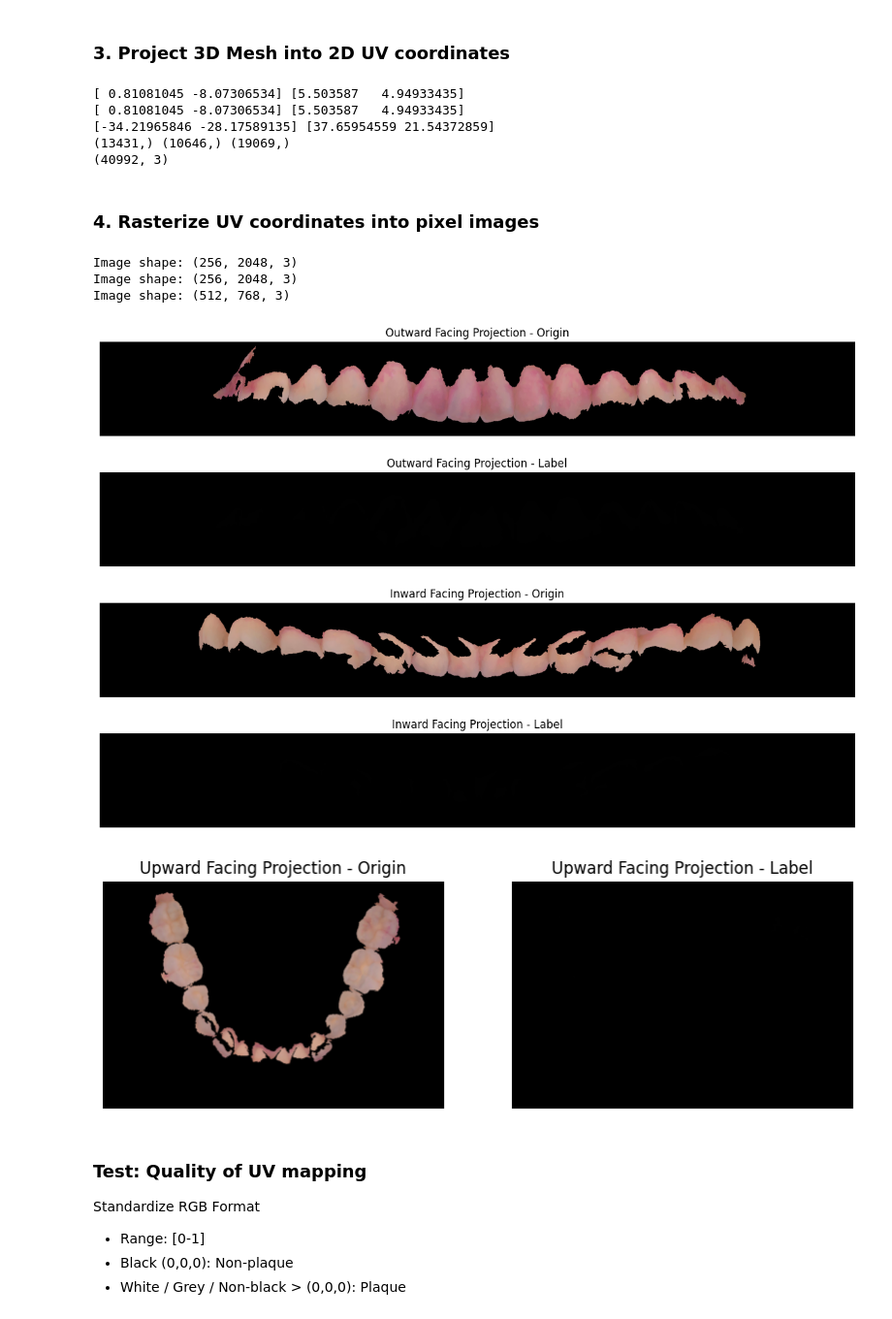
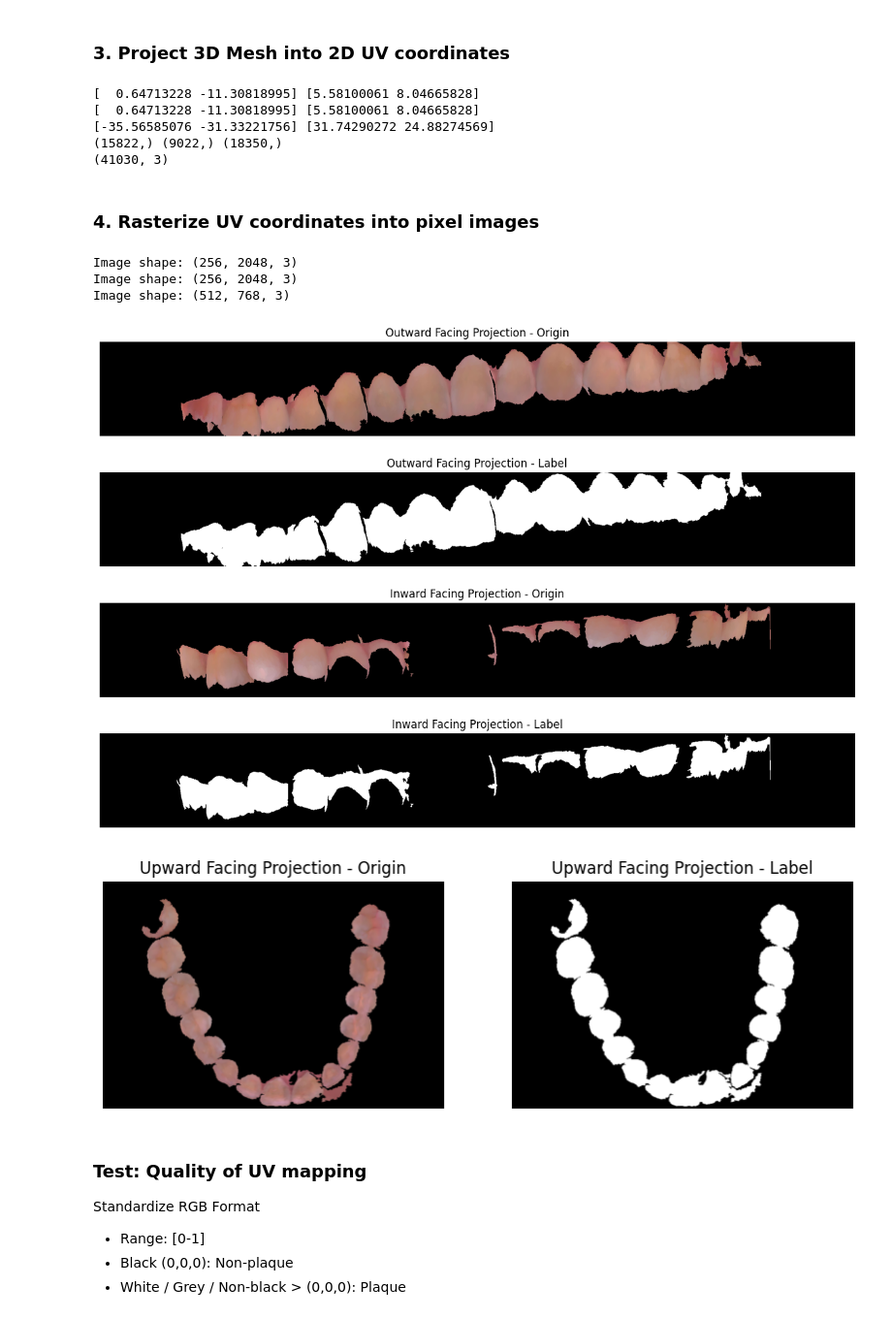
Before and after one commit to SunnyRT/dental_plaque_segmentation, a Jupyter notebook: uvraster_execution.ipynb, the cells around one changed output. Shown at 97% size. Drawn from its saved outputs; the diff is of its cells as text; code cells hidden in the pictures.

```diff
--- a/uvraster_execution.ipynb
+++ b/uvraster_execution.ipynb
@@ -373,7 +373,7 @@ print(np.min(uv_up, axis=0), np.max(uv_up, axis=0))
 
 uv_norm_out = normalize_uv_coords(uv_out, (0, 2*np.pi), (-9, 7), with_nl=True)
 uv_norm_in = normalize_uv_coords(uv_in, (0, 2*np.pi), (-8, 8), with_nl=True)
-uv_norm_up = normalize_uv_coords(uv_up, (-45,45), (-30, 30))
+uv_norm_up = normalize_uv_coords(uv_up, (-45,45), (-35, 25))
 
 
 
@@ -408,11 +408,11 @@ vertices_labelRGB_raw = np.asarray(label_mesh.vertex_colors) # black/grey/non-wh
 vertices_originRGB = (vertices_originRGB_raw * 255).astype(np.uint8) # 0-255
 vertices_labelRGB = ((1-vertices_labelRGB_raw) * 255).astype(np.uint8) # 0-255, non-black>(0,0,0) for plaue, black=(0,0,0) for non-plaque
 # %% [output]
-[ 0.81081045 -8.07306534] [5.503587   4.94933435]
-[ 0.81081045 -8.07306534] [5.503587   4.94933435]
-[-34.21965846 -28.17589135] [37.65954559 21.54372859]
-(13431,) (10646,) (19069,)
-(40992, 3)
+[  0.64713228 -11.30818995] [5.58100061 8.04665828]
+[  0.64713228 -11.30818995] [5.58100061 8.04665828]
+[-35.56585076 -31.33221756] [31.74290272 24.88274569]
+(15822,) (9022,) (18350,)
+(41030, 3)
 # %% [markdown]
 ### 4. Rasterize UV coordinates into pixel images
 # %%
@@ -473,8 +473,8 @@ def rasterize_uv_to_image(uv_norm_coords, vert_depth, xx_triangles, vert_originR
     img_label = np.zeros((px_h, px_w, 3), dtype=np.uint8)
     # Rasterize
     img_origin = rasterize(sorted_tri, sorted_tri_originRGB, uv_pixel, img_origin)
-    img_label = rasterize(sorted_tri, sorted_tri_labelRGB, uv_pixel, img_label)
-    # img_label = rasterize(sorted_tri, sorted_tri_labelbiRGB, uv_pixel, img_label) # FIXME: rasterize with binary label?
+    # img_label = rasterize(sorted_tri, sorted_tri_labelRGB, uv_pixel, img_label)
+    img_label = rasterize(sorted_tri, sorted_tri_labelbiRGB, uv_pixel, img_label) # FIXME: rasterize with binary label?
 
     print(f"Image shape: {img_origin.shape}")
     assert img_origin.shape == img_label.shape, "Origin and label images have different shapes"
@@ -508,34 +508,34 @@ img_origin_up, img_label_up, uv_pixel_up = rasterize_uv_to_image(uv_norm_up, ver
 
 
 
 
 # Visaulize the rasterized images
 # Display the in- and outward large image for visualization
 fig, ax = plt.subplots(4,1, figsize=(15, 10))
 
 ax[0].imshow(img_origin_out)
 ax[0].set_title("Outward Facing Projection - Origin")
 ax[0].axis('off')
 
 
 ax[1].imshow(img_label_out)
 ax[1].set_title("Outward Facing Projection - Label")
 ax[1].axis('off')
 
 ax[2].imshow(img_origin_in)
 ax[2].set_title("Inward Facing Projection - Origin")
 ax[2].axis('off')
 
 ax[3].imshow(img_label_in)
 ax[3].set_title("Inward Facing Projection - Label")
 ax[3].axis('off')
 
 plt.show()
 # %% [output]
 Image shape: (256, 2048, 3)
 Image shape: (256, 2048, 3)
 Image shape: (512, 768, 3)
-[figure, old version]
+[figure, new version]
 # %%
 # Display the large image for upward-facing visualization
 fig, ax = plt.subplots(1,2, figsize=(10, 5))
@@ -550,7 +550,7 @@ ax[1].axis('off')
 
 plt.show()
 # %% [output]
-[figure, old version]
+[figure, new version]
 # %%
 
 save_origin_path = os.path.join(save_dir, "origin")
```
Also changed, not shown: parts of 5 cells of this notebook, 1 other file.
